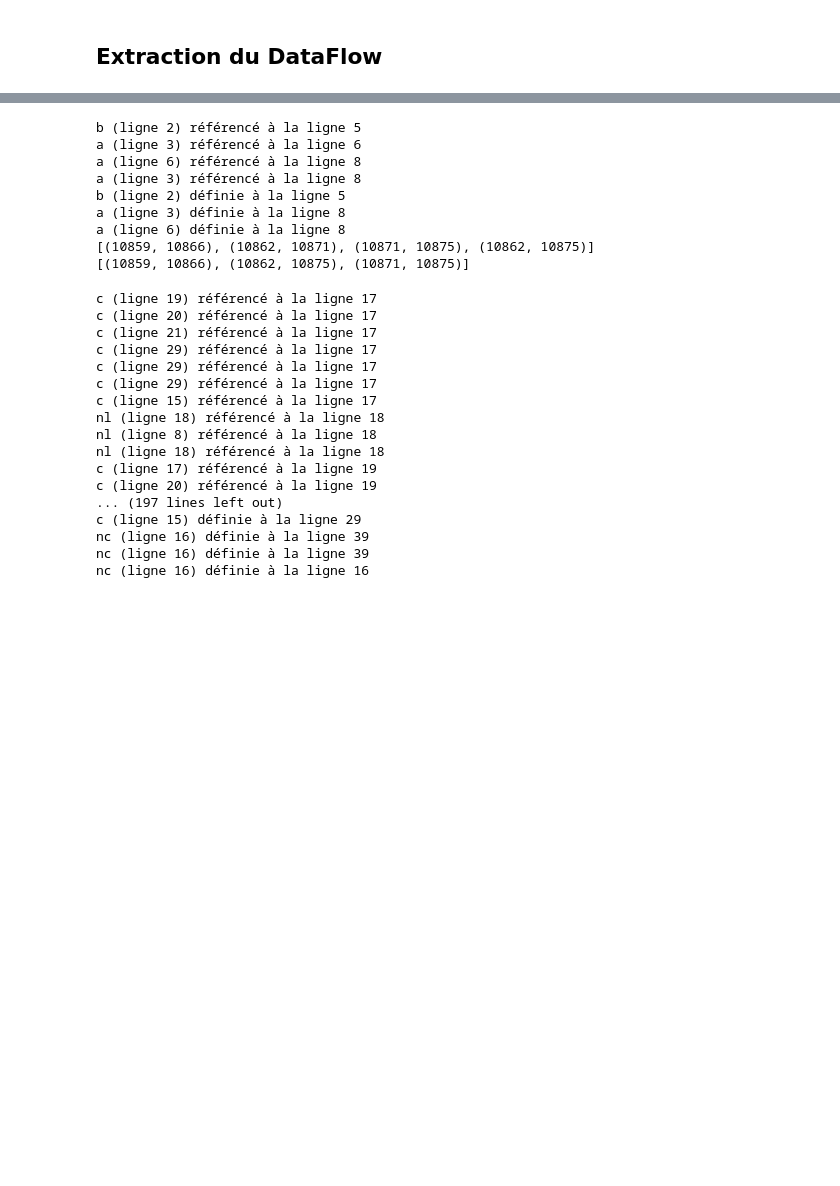
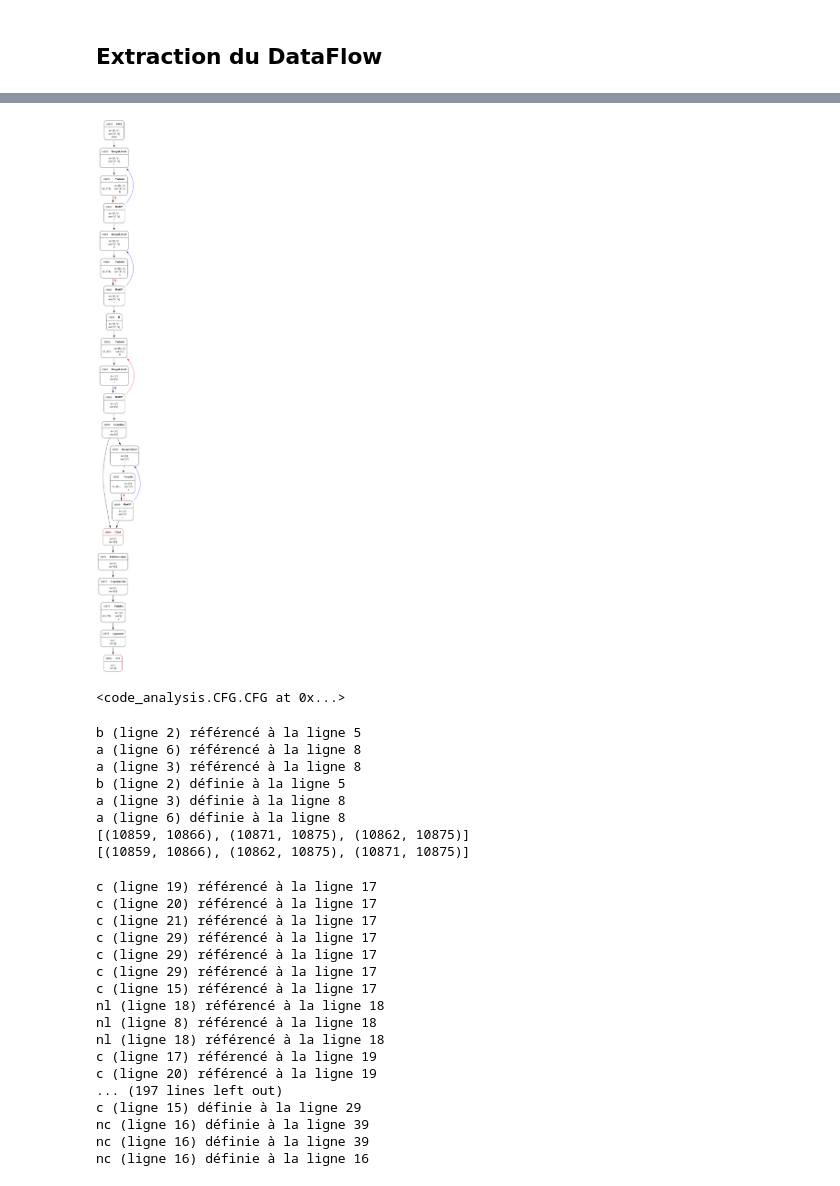
Before and after one commit to NextFire-PolyMTL/log6302a-tp4, a Jupyter notebook: src/rapport.ipynb, the cells around one changed output, grey strips where cells are left out. Cells and saved outputs as stored; diff of their text form; code cells hidden in the pictures; blank space fills up the shorter version.

Commit message:
fix generate_def_ref_chain

```diff
--- a/src/rapport.ipynb
+++ b/src/rapport.ipynb
@@ -112,19 +103,21 @@ in_dict, out_dict = defs_dataflow(cfg)
 # %%
 in_dict, out_dict = refs_dataflow(cfg)
-# show_in_out(cfg, in_dict, out_dict)
+show_in_out(cfg, in_dict, out_dict)
+# %% [output]
+[figure, added]
+<code_analysis.CFG.CFG at 0x...>
 # %%
-def_ref_chain, ref_def_chain = generate_chains(cfg)
-print(def_ref_chain)
-print(ref_def_chain)
+def_ref_chain_1, def_ref_chain_2 = generate_chains(cfg)
+print(def_ref_chain_1)
+print(def_ref_chain_2)
 # %% [output]
 b (ligne 2) référencé à la ligne 5
-a (ligne 3) référencé à la ligne 6
 a (ligne 6) référencé à la ligne 8
 a (ligne 3) référencé à la ligne 8
 b (ligne 2) définie à la ligne 5
 a (ligne 3) définie à la ligne 8
 a (ligne 6) définie à la ligne 8
-[(10859, 10866), (10862, 10871), (10871, 10875), (10862, 10875)]
+[(10859, 10866), (10871, 10875), (10862, 10875)]
 [(10859, 10866), (10862, 10875), (10871, 10875)]
 # %%
 cfg = cfg_reader.read_cfg("../tp4/part_1/wordcount.php.cfg.json")
```
Also changed, not shown: parts of 4 cells of this notebook, 1 other file.
